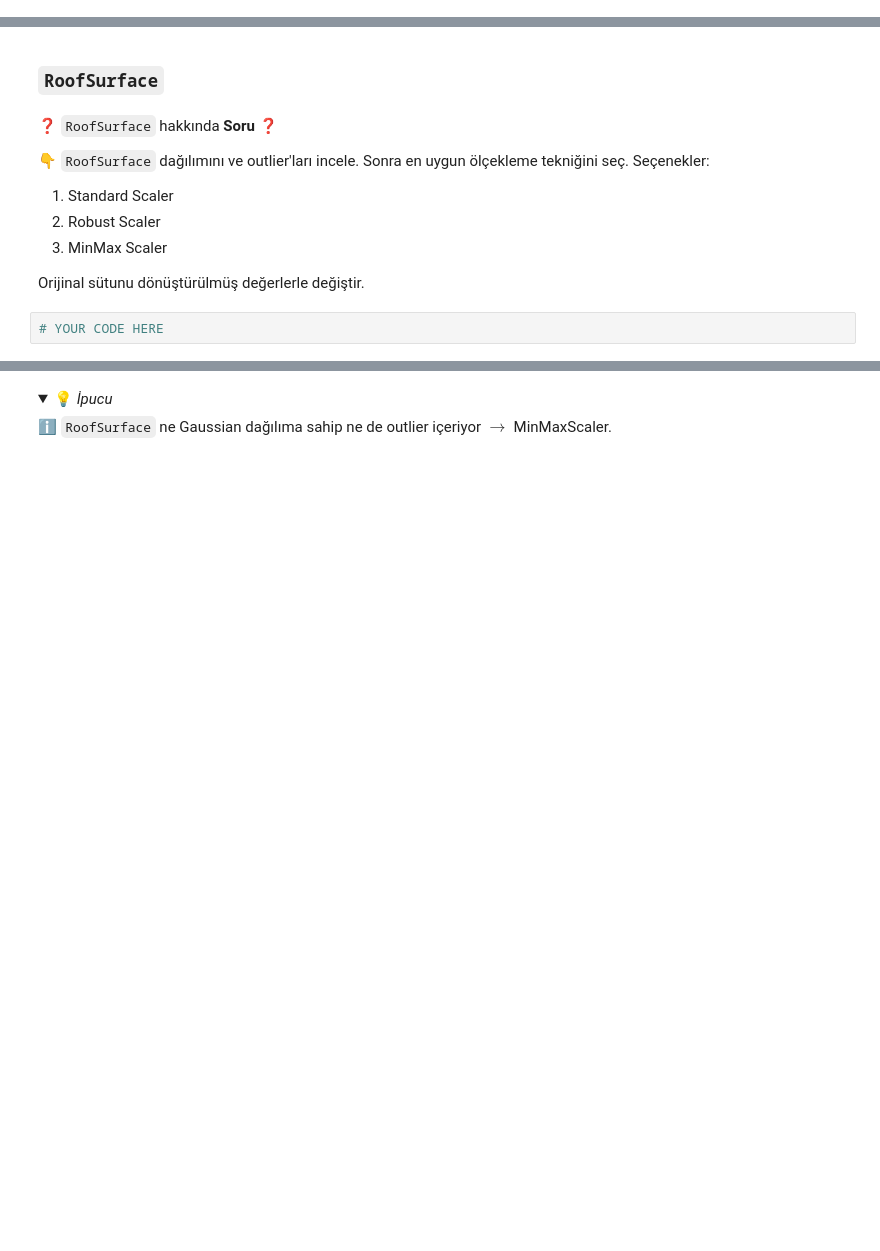
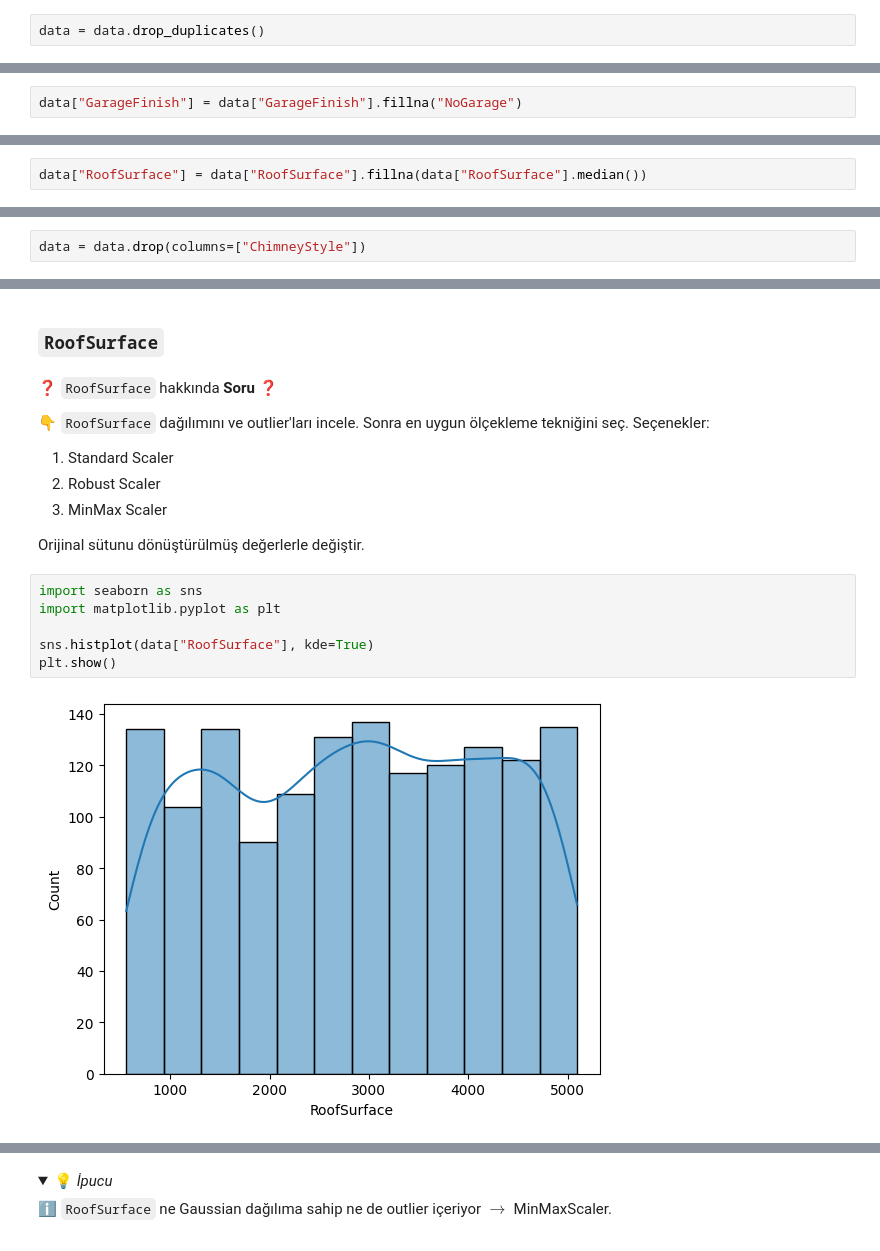
Before and after one commit to AybukeAltuntas/data-science-preprocessing-workflow, a Jupyter notebook: Preprocessing-Workflow.ipynb, the cells around one changed output, grey strips where cells are left out. Saved outputs shown, nothing was run; the diff lists cells and outputs as text; folded sections open; blank space fills up the shorter version.

```diff
--- a/Preprocessing-Workflow.ipynb
+++ b/Preprocessing-Workflow.ipynb
@@ -53,3 +61,5 @@ data.head()
+# %%
+data = data.drop_duplicates()
 # %% [markdown]
 🧪 **Kodunu test et**
 # %%
@@ -91,3 +133,5 @@ Değişikliklerin `data` DataFrame'inde etkili olmasını sağla.
+# %%
+data["GarageFinish"] = data["GarageFinish"].fillna("NoGarage")
 # %% [markdown]
 ### `RoofSurface`
 # %% [markdown]
@@ -111,3 +153,5 @@ Değişikliklerin `data` DataFrame'inde etkili olmasını sağla.
+# %%
+data["RoofSurface"] = data["RoofSurface"].fillna(data["RoofSurface"].median())
 # %% [markdown]
 ### `ChimneyStyle`
 # %% [markdown]
@@ -135,3 +177,5 @@ Değişikliklerin `data` DataFrame'inde etkili olmasını sağla.
+# %%
+data = data.drop(columns=["ChimneyStyle"])
 # %% [markdown]
 🧪 **Kodunu test et**
 # %%
@@ -177,5 +268,11 @@ Bu skoru aklında tut! Challenge #2'de veri ön işleme sonrasında yeni bir mod
 3. MinMax Scaler
 
 Orijinal sütunu dönüştürülmüş değerlerle değiştir.
-# %%
-# YOUR CODE HERE
+# %%
+import seaborn as sns
+import matplotlib.pyplot as plt
+
+sns.histplot(data["RoofSurface"], kde=True)
+plt.show()
+# %% [output]
+[figure, added]
```
Also changed, not shown: parts of 36 cells of this notebook.
